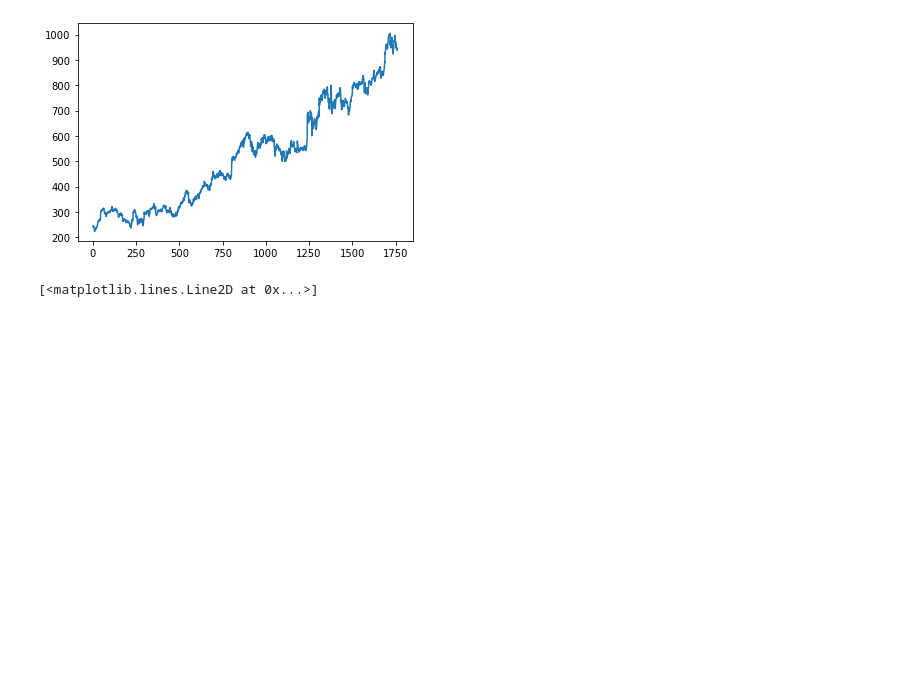
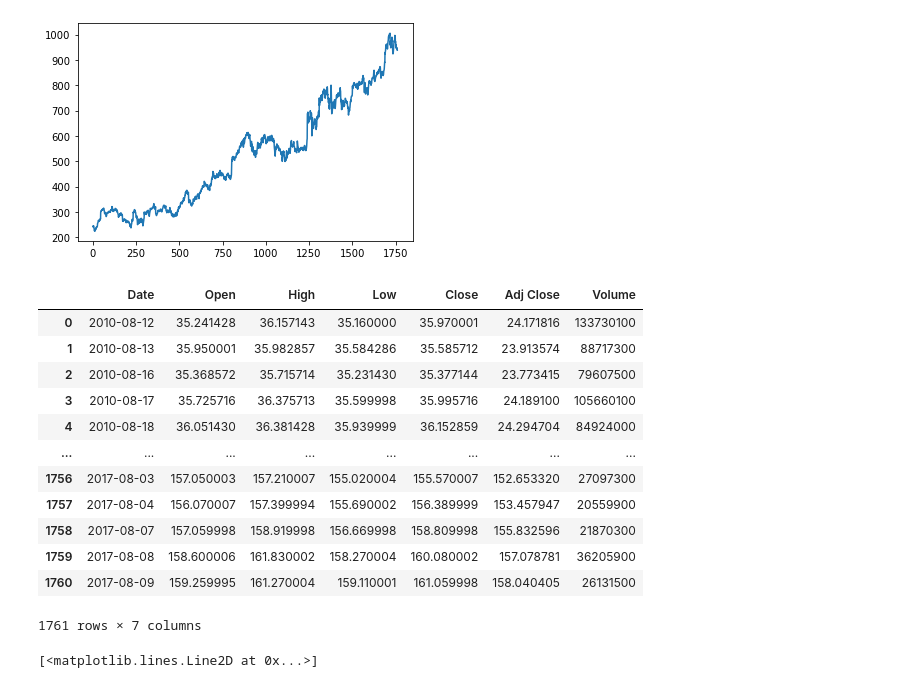
Before and after one commit to mohdihabibi/Trading-Bot, a Jupyter notebook: Actor-Critic/Trading_bot_AC_2_stocks.ipynb, the cells around one changed output. Drawn from its saved outputs; the diff is of its cells as text; code cells hidden in the pictures; blank space fills up the shorter version.

```diff
--- a/Actor-Critic/Trading_bot_AC_2_stocks.ipynb
+++ b/Actor-Critic/Trading_bot_AC_2_stocks.ipynb
@@ -41,6 +41,22 @@ plt.plot(range(0, len(goog.Open)), goog.Open)
 [figure]
 # %%
 aapl = pd.read_csv('AAPL.csv')
+# %%
+aapl
+# %% [output]
+|  | Date | Open | High | Low | Close | Adj Close | Volume |
+| 0 | 2010-08-12 | 35.241428 | 36.157143 | 35.160000 | 35.970001 | 24.171816 | 133730100 |
+| 1 | 2010-08-13 | 35.950001 | 35.982857 | 35.584286 | 35.585712 | 23.913574 | 88717300 |
+| 2 | 2010-08-16 | 35.368572 | 35.715714 | 35.231430 | 35.377144 | 23.773415 | 79607500 |
+| 3 | 2010-08-17 | 35.725716 | 36.375713 | 35.599998 | 35.995716 | 24.189100 | 105660100 |
+| 4 | 2010-08-18 | 36.051430 | 36.381428 | 35.939999 | 36.152859 | 24.294704 | 84924000 |
+| ... | ... | ... | ... | ... | ... | ... | ... |
+| 1756 | 2017-08-03 | 157.050003 | 157.210007 | 155.020004 | 155.570007 | 152.653320 | 27097300 |
+| 1757 | 2017-08-04 | 156.070007 | 157.399994 | 155.690002 | 156.389999 | 153.457947 | 20559900 |
+| 1758 | 2017-08-07 | 157.059998 | 158.919998 | 156.669998 | 158.809998 | 155.832596 | 21870300 |
+| 1759 | 2017-08-08 | 158.600006 | 161.830002 | 158.270004 | 160.080002 | 157.078781 | 36205900 |
+| 1760 | 2017-08-09 | 159.259995 | 161.270004 | 159.110001 | 161.059998 | 158.040405 | 26131500 |
+1761 rows × 7 columns
 # %%
 plt.plot(range(0, len(aapl.Open)), aapl.Open)
 # %% [output]
```
Also changed, not shown: parts of 12 cells of this notebook, 7 other files.
